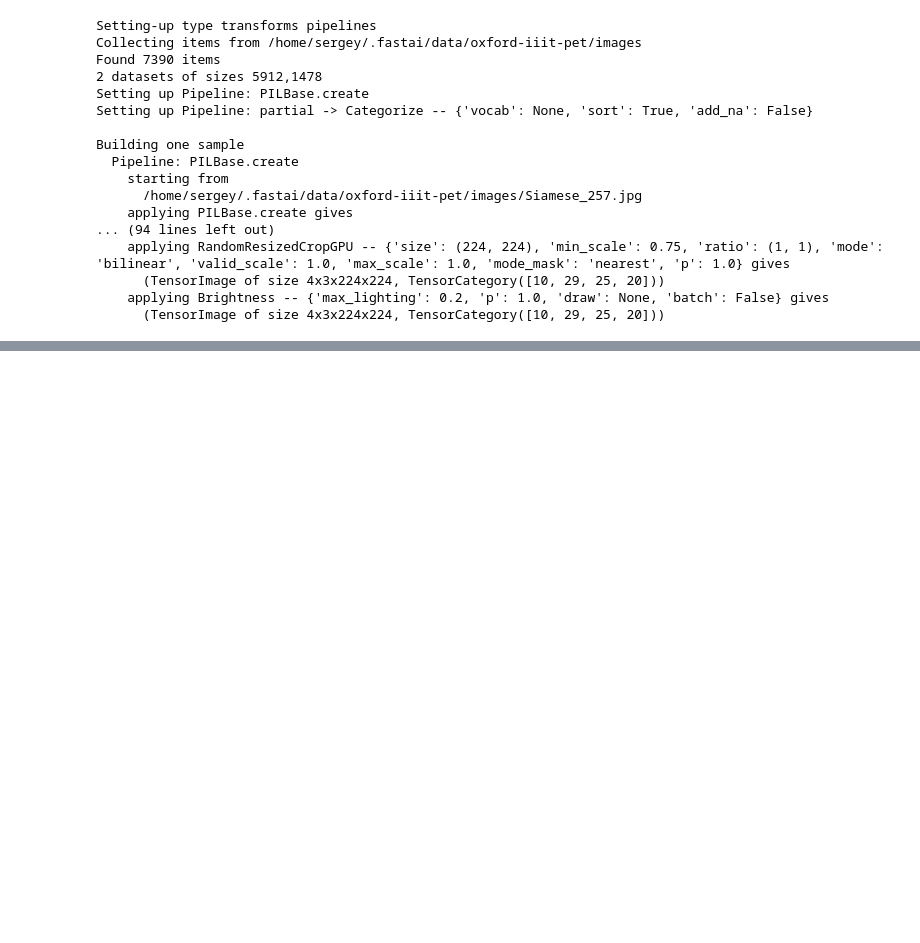
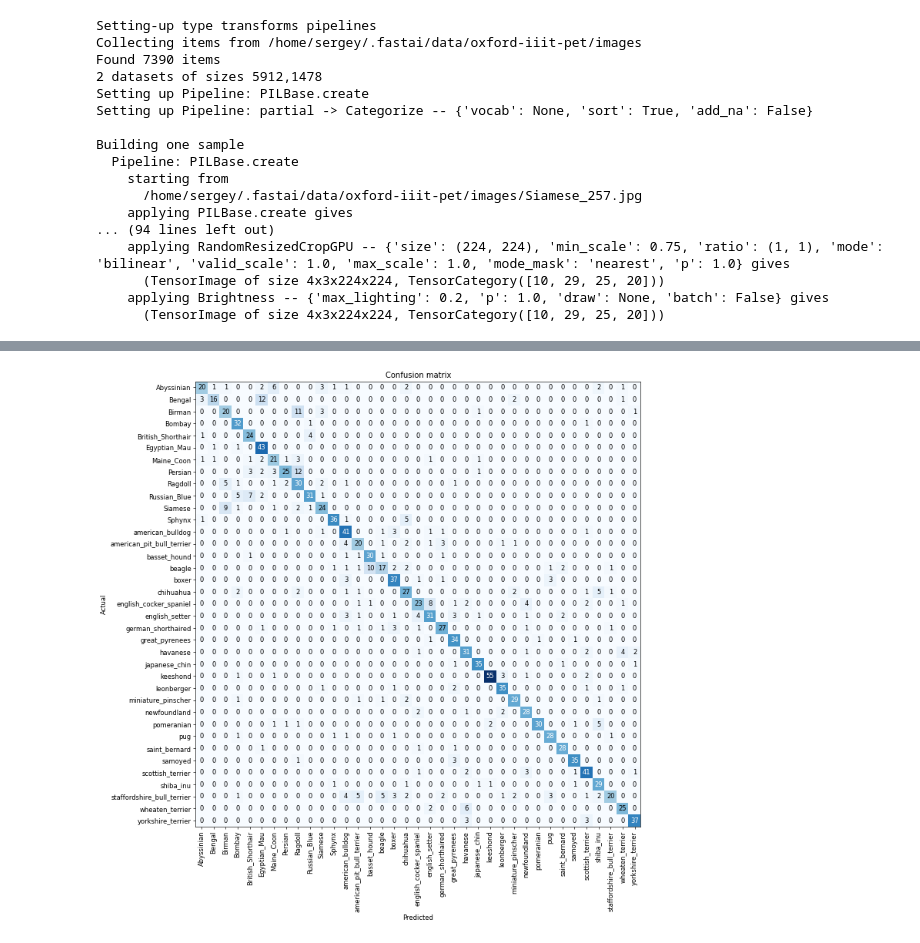
Before and after one commit to Sergo448/FastAI_PyTorch, a Jupyter notebook: notebooks/02_image_classificator.ipynb, the cells around one changed output, grey strips where cells are left out. Saved outputs shown, nothing was run; the diff lists cells and outputs as text; code cells hidden in the pictures; blank space fills up the shorter version.

```diff
--- a/notebooks/02_image_classificator.ipynb
+++ b/notebooks/02_image_classificator.ipynb
@@ -110,0 +250,5 @@ learn.fine_tune(0)
+# %%
+interp = ClassificationInterpretation.from_learner(learn)
+
+interp.plot_confusion_matrix(figsize=(12, 12), dpi=60)
+# %% [output]
@@ -110,0 +257 @@ learn.fine_tune(0)
+[figure, added]
```
Also changed, not shown: parts of 26 cells of this notebook, 1 other file.
